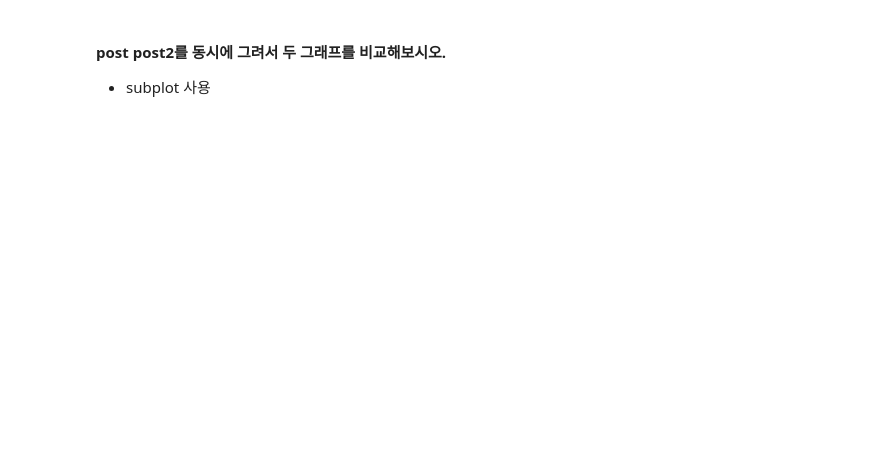
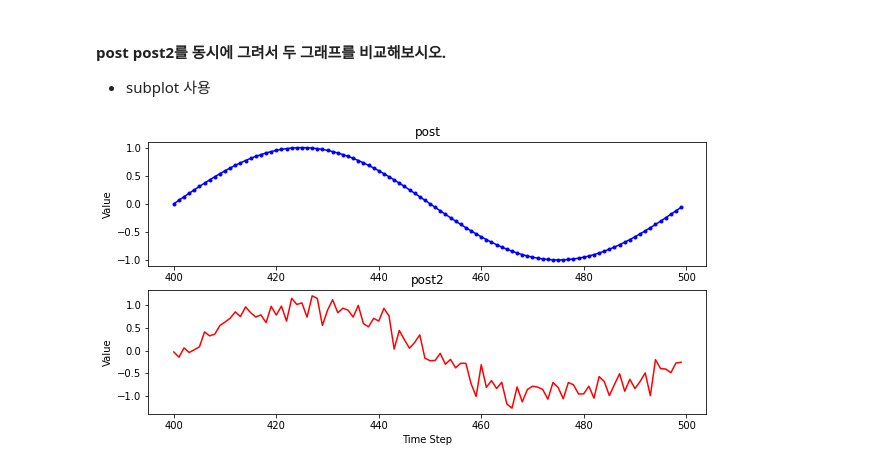
Before and after one commit to anstjsdud/pdm07, a Jupyter notebook: py-pandas/pandas_4_visualizing_df.ipynb, the cells around one changed output. Saved outputs shown, nothing was run; the diff lists cells and outputs as text; code cells hidden in the pictures; blank space fills up the shorter version.

```diff
--- a/py-pandas/pandas_4_visualizing_df.ipynb
+++ b/py-pandas/pandas_4_visualizing_df.ipynb
@@ -237,0 +236,15 @@ plt.figure(figsize=(10,5))
+# %%
+plt.figure(figsize=(10,5))
+
+plt.subplot(211).set_title("post")
+plt.plot(np.arange(len(pre), len(pre) + len(post)), post, 'b', marker='.', label="post")
+plt.ylabel('Value')
+
+plt.subplot(212).set_title("post2")
+plt.ylabel('Value')
+plt.xlabel('Time Step')
+post2 = post + np.random.normal(scale=0.2, size=len(post)).reshape(-1,1)
+plt.plot(np.arange(len(pre), len(pre) + len(post)), post2, 'r', label="post2")
+plt.show()
+# %% [output]
+[figure, added]
```
Also changed, not shown: parts of 19 cells of this notebook.
